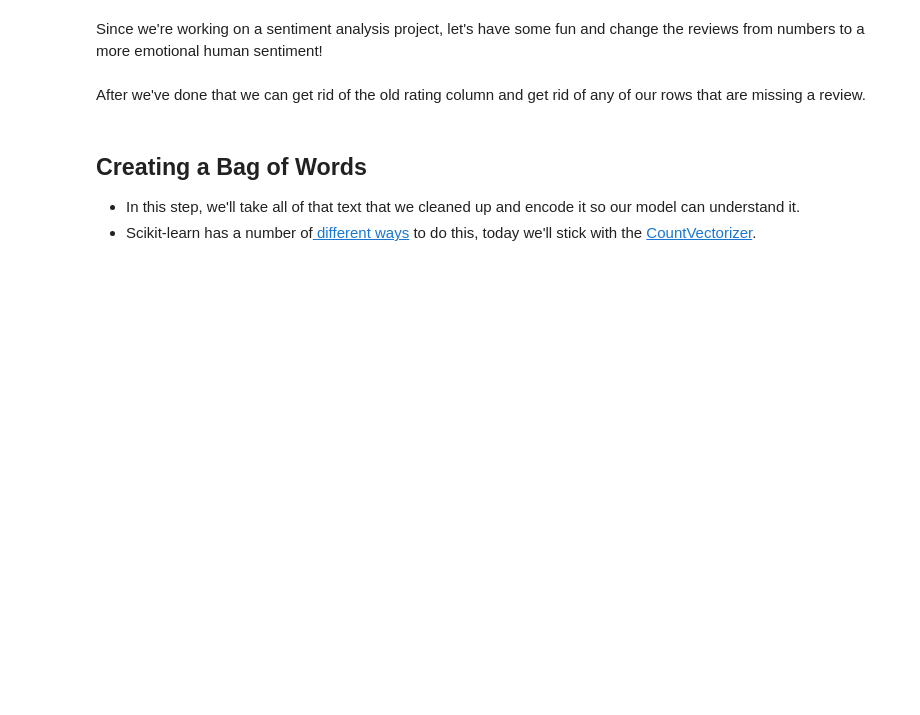
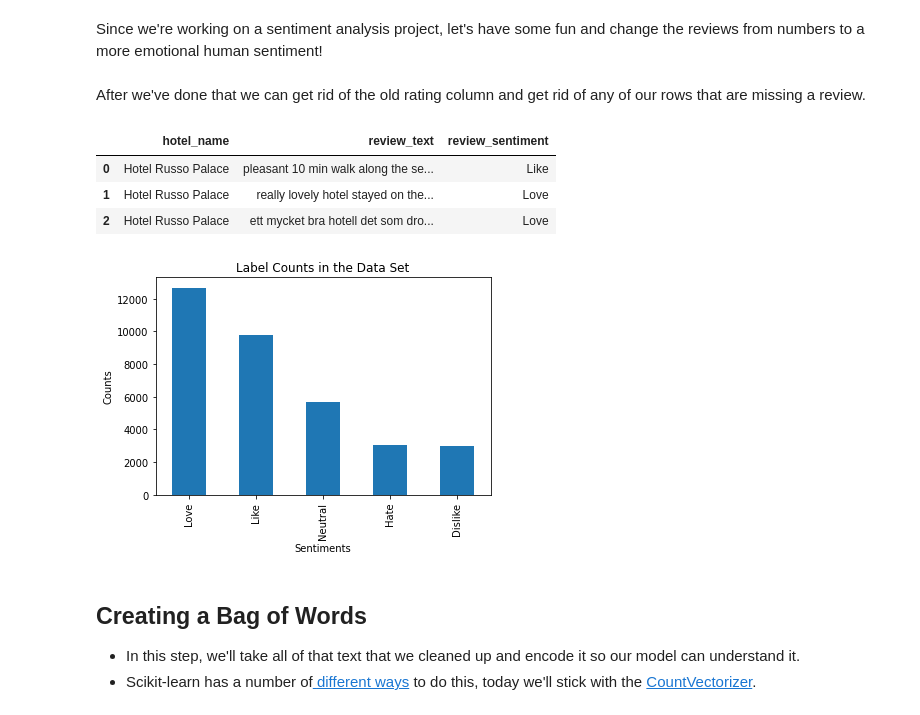
Before and after one commit to deepakvohra-analytics/NLP, a Jupyter notebook: Natural_Language_Processing.ipynb, the cells around one changed output. Cells and saved outputs as stored; diff of their text form; code cells hidden in the pictures; blank space fills up the shorter version.

```diff
--- a/Natural_Language_Processing.ipynb
+++ b/Natural_Language_Processing.ipynb
@@ -36,12 +45,17 @@ data.shape
 # %% [markdown]
 We don't need to worry about using all of our different columns for this project. Instead, we'll focus just on the test review and ratings columns.
 # %%
-data[['name', 'reviews.rating', 'reviews.text']]
-***OVERWRITE OUR ORIGINAL DATA VARIABLE WITH THIS***
+data = data[['name', 'reviews.rating', 'reviews.text']]
+# ***OVERWRITE OUR ORIGINAL DATA VARIABLE WITH THIS***
 # %% [markdown]
 Pandas also has some cool funcitonality that let's us quickly edit aspects of our dataframe object like the column names. **Don't forget to make sure those changes persist by using the `inplace` parameter or by overwriting the variable like we did above!**
 # %%
-data.rename(columns={'name':'hotel_name', 'reviews.rating': 'review_rating', 'reviews.text':'review_text'}, inplace=***MAKE THIS TRUE***)
+data.rename(
+    columns={
+        'name':'hotel_name',
+        'reviews.rating': 'review_rating',
+        'reviews.text':'review_text'},
+    inplace=True)
 # %%
 # Check to make sure our changes took effect
 data.head(3)
@@ -69,11 +106,11 @@ data.head(3)
 Since we're working on a sentiment analysis project, let's have some fun and change the reviews from numbers to a more emotional human sentiment!
 # %%
 # Taking our hotel ratings and "translating" them to sentiment labels
-data['review_sentiment'] = data['review_rating'].map({1.0:***CHANGE THIS CODE TO A STRING***,
-                                                      2.0:***CHANGE THIS CODE TO A STRING***,
-                                                      3.0:***CHANGE THIS CODE TO A STRING***,
-                                                      4.0:***CHANGE THIS CODE TO A STRING***,
-                                                      5.0:***CHANGE THIS CODE TO A STRING***}, )
+data['review_sentiment'] = data['review_rating'].map({1.0:'Hate',
+                                                      2.0:'Dislike',
+                                                      3.0:'Neutral',
+                                                      4.0:'Like',
+                                                      5.0:'Love'}, )
 # %% [markdown]
 After we've done that we can get rid of the old rating column and get rid of any of our rows that are missing a review.
 # %%
@@ -84,12 +121,19 @@ data.drop(columns='review_rating', inplace=True)
 data.dropna(subset=['review_sentiment'], inplace=True)
 # %%
 data.head(3)
+# %% [output]
+|  | hotel_name | review_text | review_sentiment |
+| 0 | Hotel Russo Palace | pleasant 10 min walk along the se... | Like |
+| 1 | Hotel Russo Palace | really lovely hotel stayed on the... | Love |
+| 2 | Hotel Russo Palace | ett mycket bra hotell det som dro... | Love |
 # %%
 # Quick look at the distribution of our label
 data['review_sentiment'].value_counts().plot(kind = 'bar')
 plt.title('Label Counts in the Data Set')
-plt.xlabel('***EDIT THIS STRING***')
-plt.ylabel('***EDIT THIS STRING***');
+plt.xlabel('Sentiments')
+plt.ylabel('Counts');
+# %% [output]
+[figure, added]
 # %% [markdown]
 ## Creating a Bag of Words
 - In this step, we'll take all of that text that we cleaned up and encode it so our model can understand it.
```
Also changed, not shown: parts of 12 cells of this notebook.
